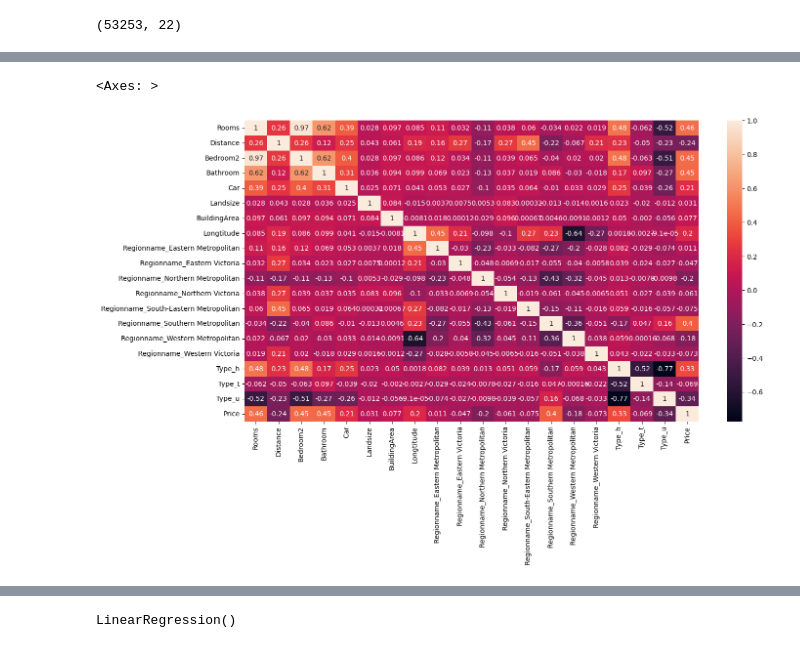
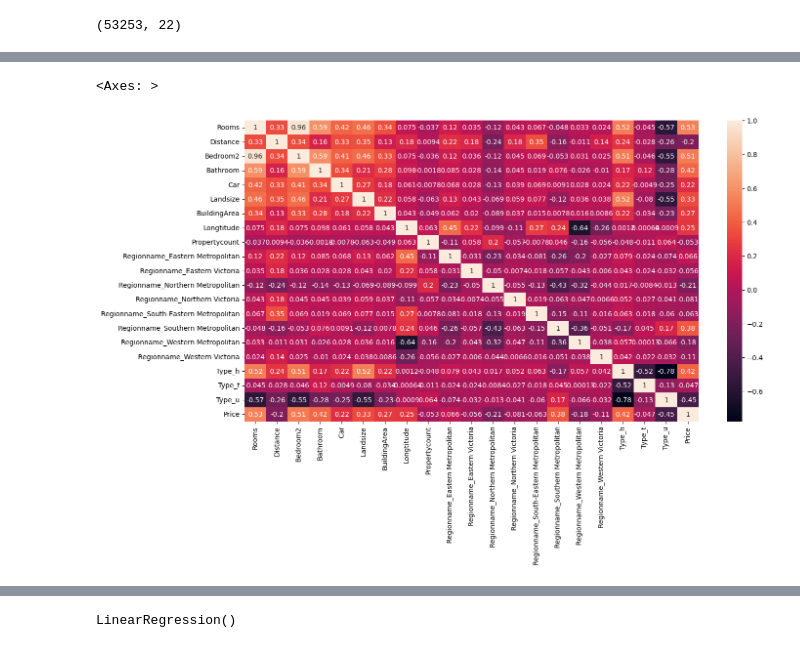
Before and after one commit to Thomaspeacock-studio/HousingPriceMachineLearningModel, a Jupyter notebook: main.ipynb, the cells around one changed output, grey strips where cells are left out. Saved outputs shown, nothing was run; the diff lists cells and outputs as text; code cells hidden in the pictures.

```diff
--- a/main.ipynb
+++ b/main.ipynb
@@ -38,7 +35,7 @@ Merged_Data.shape
 #Dropping irrellevant columns that we think dont correlate to price.
 #We are doing this now to hopefully thing down the amount of potential NaN values in our dataset which we will remove in the next step.
 # Also we will drop any duplicates. This narrows our dataset to 33K values.
-Data = Merged_Data.drop(["Date","Lattitude", "Suburb", "KeyID","Address", "Method", "SellerG","Postcode", "CouncilArea", "YearBuilt", "Propertycount"], axis = 1)
+Data = Merged_Data.drop(["Date","Lattitude", "Suburb", "KeyID","Address", "Method", "SellerG","Postcode", "CouncilArea", "YearBuilt"], axis = 1)
 Data.drop_duplicates(inplace = True)
 Data
 # %% [output]
@@ -148,14 +148,14 @@ Y = Cleaned_data['Price']
 X_train, X_test, Y_train, Y_test = train_test_split(X,Y,test_size=0.2)
 # %%
 #Joining the training data back together.
-train_data = X_train.join(Y_train)
+training_data = X_train.join(Y_train)
 # %%
 #Lets look at how different variables correlate to price. Seaborn heatmap is a great way to view this.
 plt.figure(figsize = (15,8))
-sns.heatmap(train_data.corr(), annot=True)
+sns.heatmap(training_data.corr(), annot=True)
 # %% [output]
 <Axes: >
-[figure, old version]
+[figure, new version]
 # %%
 #Features are somewhat skewed, ideally we want a bell curve type distubtion
 plt.figure(figsize=(25,10))
```
Also changed, not shown: parts of 14 cells of this notebook, 2 other files.
